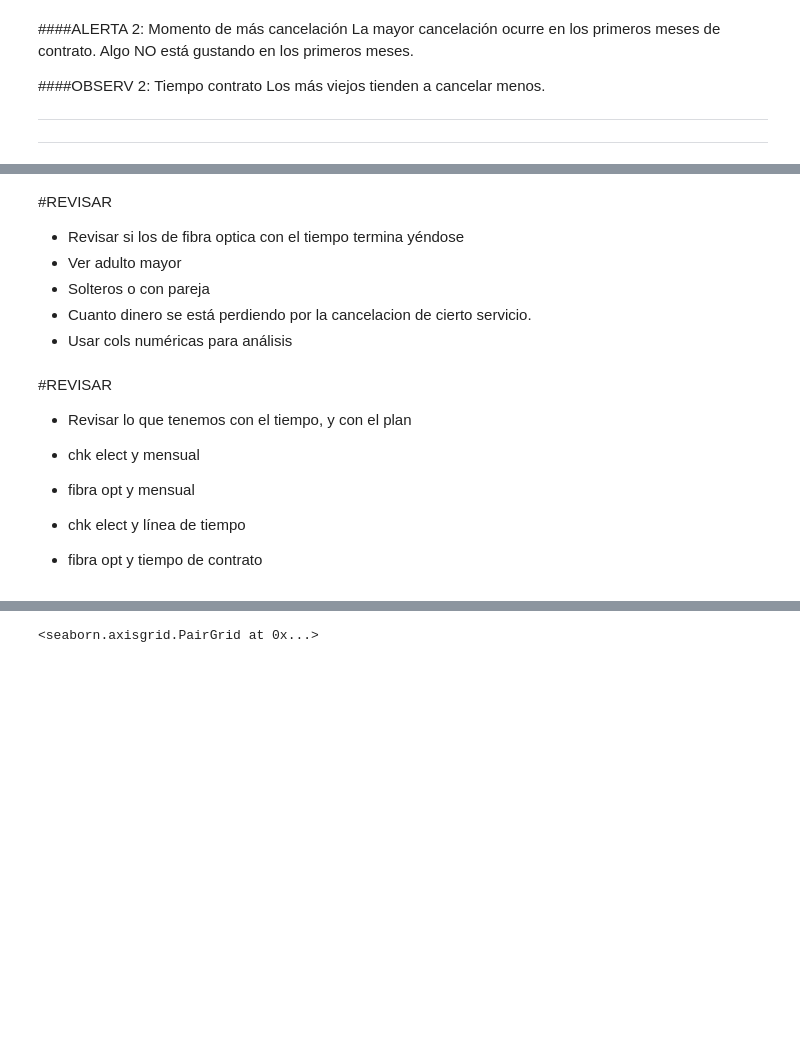
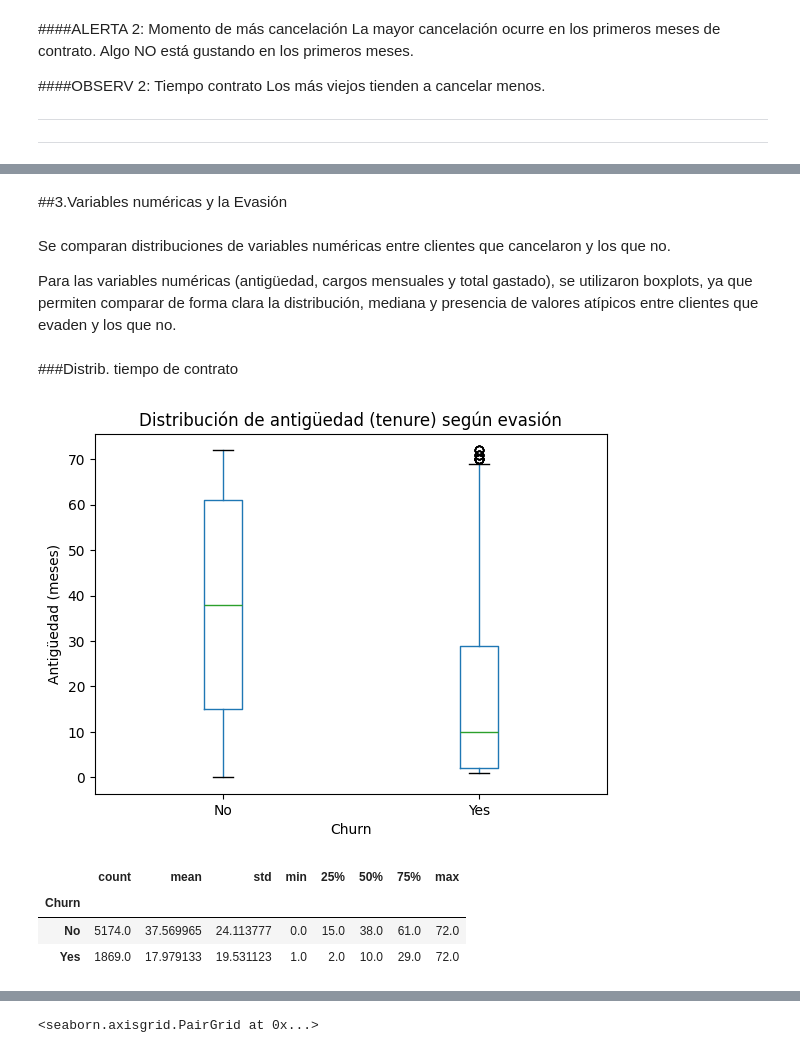
Before and after one commit to marklinista-HO/challenge2-data-science-LATAM, a Jupyter notebook: TelecomX_LATAM.ipynb, the cells around one changed output, grey strips where cells are left out. Saved outputs shown, nothing was run; the diff lists cells and outputs as text; code cells hidden in the pictures; blank space fills up the shorter version.

```diff
--- a/TelecomX_LATAM.ipynb
+++ b/TelecomX_LATAM.ipynb
@@ -615,20 +579,29 @@ Aparentemente, casi la mitad de clientes que pagan con Cheque electrónico han c
 ---
 
 ---
-# %% [markdown]
-#REVISAR
-
-- Revisar   si  los de fibra optica  con el tiempo termina  yéndose
-- Ver adulto mayor
-- Solteros o con pareja
-- Cuanto dinero se está perdiendo por la cancelacion de cierto servicio.
-- Usar cols numéricas para análisis
-# %% [markdown]
-#REVISAR
-
-- Revisar lo que tenemos con el tiempo, y con el plan
-
-- chk elect y mensual
-- fibra opt y mensual
-- chk elect y línea de tiempo
-- fibra opt y tiempo de contrato
+# %% [markdown]
+##3.Variables numéricas y la Evasión
+# %% [markdown]
+Se comparan distribuciones de variables numéricas entre clientes que cancelaron y los que no.
+
+Para las variables numéricas (antigüedad, cargos mensuales y total gastado),
+se utilizaron boxplots, ya que permiten comparar de forma clara la distribución,
+mediana y presencia de valores atípicos entre clientes que evaden y los que no.
+# %% [markdown]
+###Distrib. tiempo de contrato
+# %%
+datos_telecom_norm.boxplot(column='tenure', by='Churn', grid=False)
+plt.title('Distribución de antigüedad (tenure) según evasión')
+plt.suptitle('')
+plt.xlabel('Churn')
+plt.ylabel('Antigüedad (meses)')
+plt.show()
+# %% [output]
+[figure, added]
+# %%
+datos_telecom_norm.groupby('Churn')['tenure'].describe()
+# %% [output]
+|  | count | mean | std | min | 25% | 50% | 75% | max |
+| Churn |  |  |  |  |  |  |  |  |
+| No | 5174.0 | 37.569965 | 24.113777 | 0.0 | 15.0 | 38.0 | 61.0 | 72.0 |
+| Yes | 1869.0 | 17.979133 | 19.531123 | 1.0 | 2.0 | 10.0 | 29.0 | 72.0 |
```
Also changed, not shown: parts of 38 cells of this notebook.
